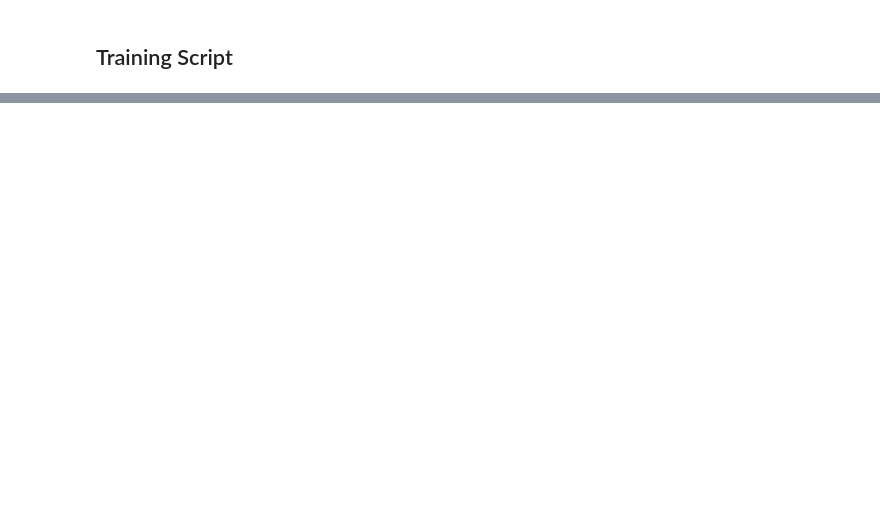
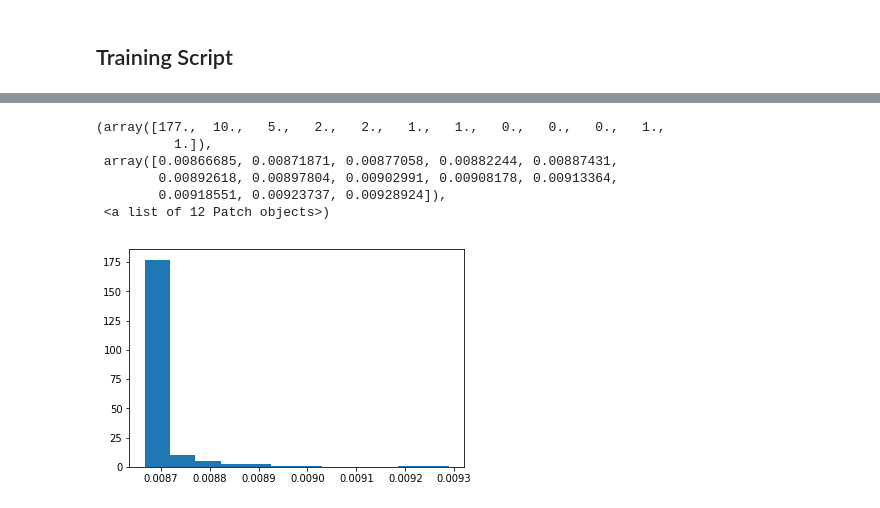
Before and after one commit to joaomiguelreis/MiND, a Jupyter notebook: deep_learning/Deep Learning.ipynb, the cells around one changed output, grey strips where cells are left out. Cells and saved outputs as stored; diff of their text form; code cells hidden in the pictures; blank space fills up the shorter version.

```diff
--- a/deep_learning/Deep Learning.ipynb
+++ b/deep_learning/Deep Learning.ipynb
@@ -120,0 +145,26 @@ Testing accuracy:  169.05999755859375
+# %%
+import torch
+import pandas as pd
+
+# N is size of the training set; D_in is input dimension;
+# H is hidden dimension; D_out is output dimension.
+N, D_in, H= 900, 5, 10
+
+# Data
+PT_data = pd.read_excel("../Data_Colleff_Entire (1).xlsx")
+PT_tensor = torch.tensor(PT_data.values)
+
+#Eventually change to batch training and shuffle what is training
+import torchvision
+import torch.utils.data
+x_train, y_train = torch.utils.data.random_split(PT_tensor, [N, 1000-N])
+x_train = PT_tensor[:N,1:6].float()
+y_train = PT_tensor[:N,65].float()#.view(N,1)
+
+x_test = PT_tensor[N:,1:6].float()
+y_test = PT_tensor[N:,65].float()#.view(N,1)
+# %%
+D_out = 1#len(y_train[0,:])
+print(2)
+print(x_train.shape, x_test.shape)
+print(y_train.shape, y_test.shape)
@@ -120,0 +213,11 @@ Testing accuracy:  169.05999755859375
+# %%
+
+# Run 1000 iterations of the training to get an average
+accs_train = []
+accs_test = []
+for i in range(200):
+    print('[Test number %i]' %(i))
+    model_init = TwoLayerNet(D_in, H, D_out)
+    model, acc_train, acc_test = train(model_init)
+    accs_train.append(acc_train)
+    accs_test.append(acc_test)
@@ -120,0 +242,10 @@ Testing accuracy:  169.05999755859375
+# %%
+plt.hist(accs_test, bins=12)
+# %% [output]
+(array([177.,  10.,   5.,   2.,   2.,   1.,   1.,   0.,   0.,   0.,   1.,
+          1.]),
+ array([0.00866685, 0.00871871, 0.00877058, 0.00882244, 0.00887431,
+        0.00892618, 0.00897804, 0.00902991, 0.00908178, 0.00913364,
+        0.00918551, 0.00923737, 0.00928924]),
+ <a list of 12 Patch objects>)
+[figure, added]
```
Also changed, not shown: parts of 27 cells of this notebook.
